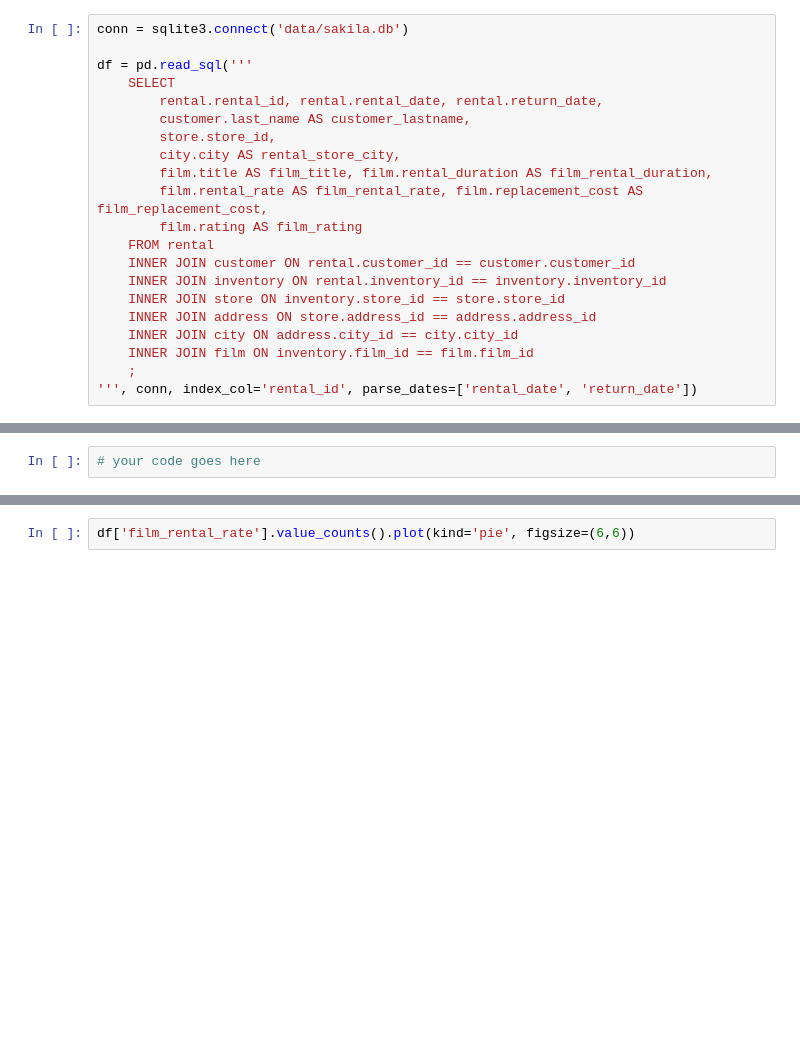
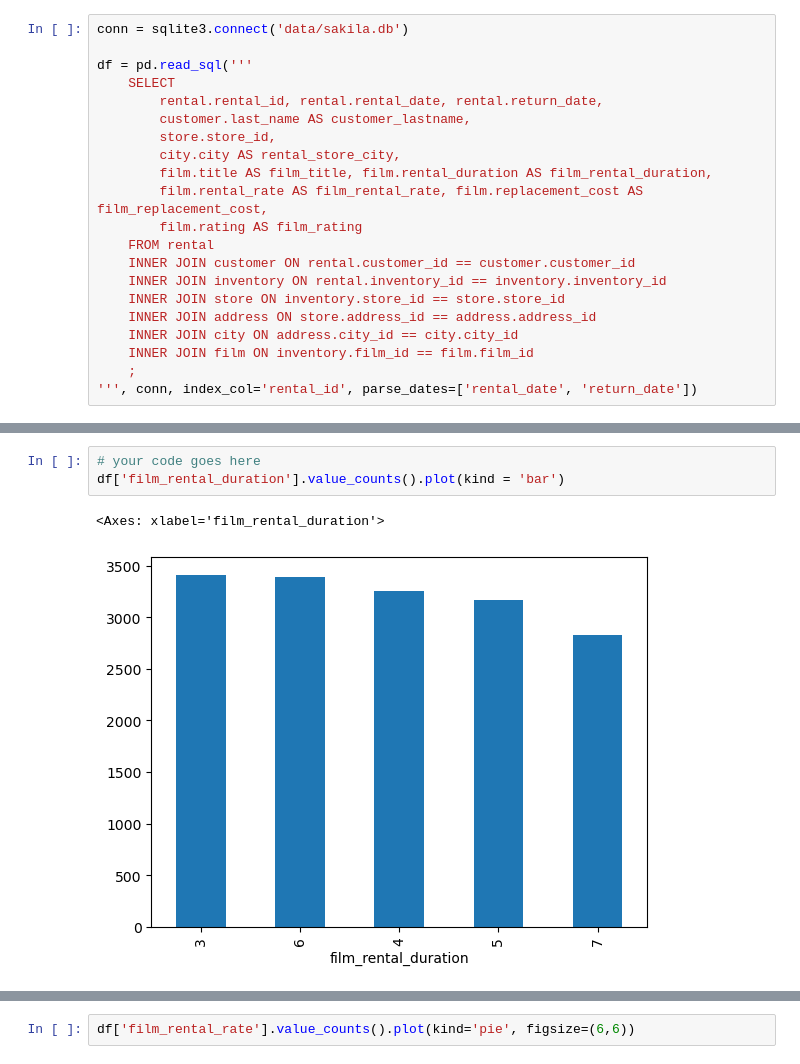
Before and after one commit to ine-rmotr-curriculum/FreeCodeCamp-Pandas-Real-Life-Example, a Jupyter notebook: Exercises_2.ipynb, the cells around one changed output, grey strips where cells are left out. Cells and saved outputs as stored; diff of their text form; blank space fills up the shorter version.

```diff
--- a/Exercises_2.ipynb
+++ b/Exercises_2.ipynb
@@ -60,5 +73,9 @@ df['film_rental_duration'].mean()
 Show a <b>bar plot</b> with all the durations.
 # %%
 # your code goes here
+df['film_rental_duration'].value_counts().plot(kind = 'bar')
+# %% [output]
+<Axes: xlabel='film_rental_duration'>
+[figure, added]
 # %%
 df['film_rental_duration'].value_counts().plot(kind='bar', figsize=(14,6))
```
Also changed, not shown: parts of 32 cells of this notebook.
